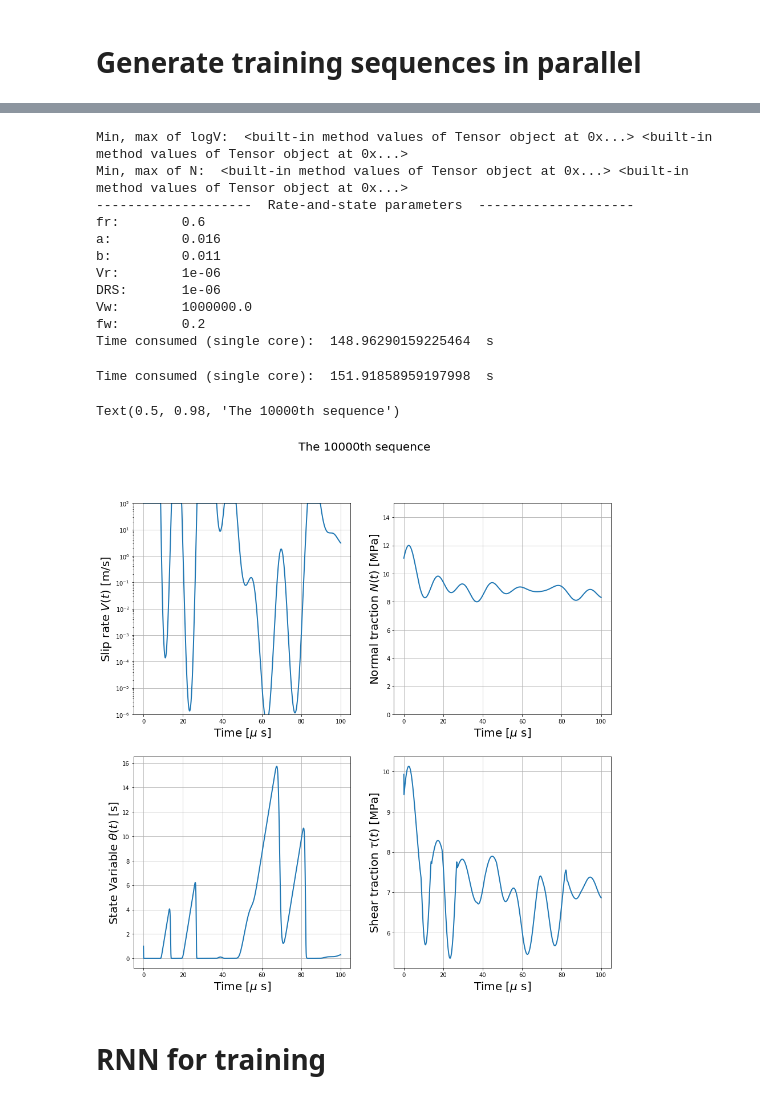
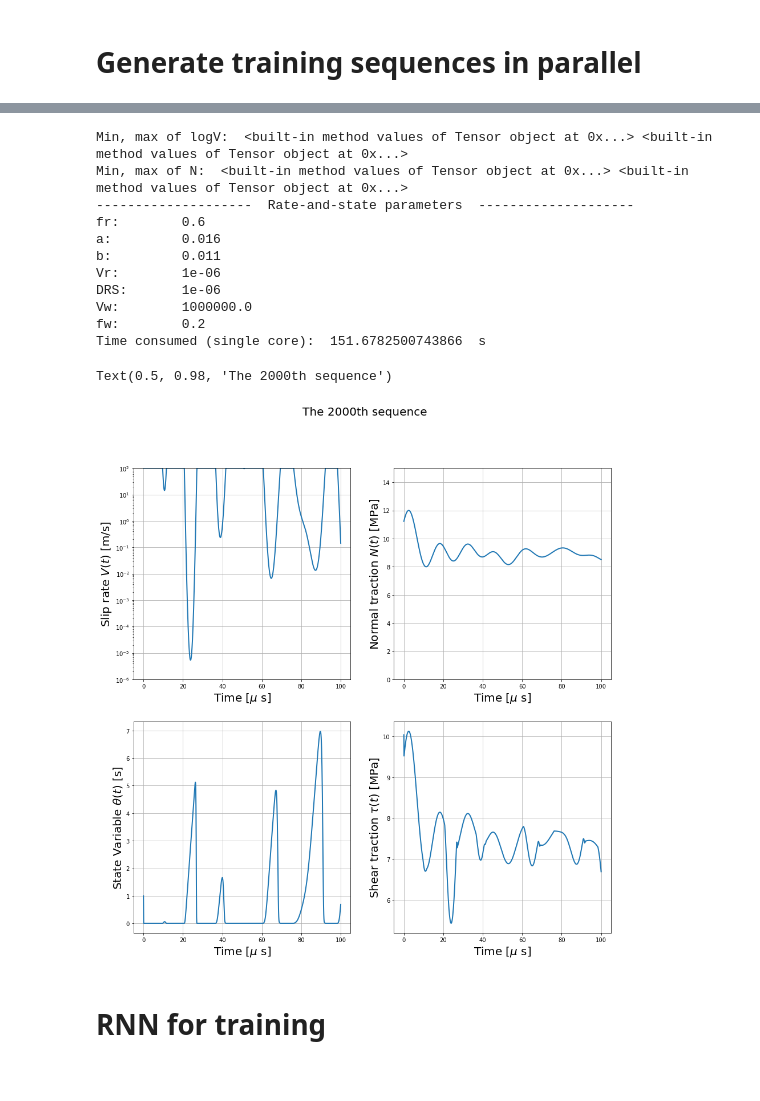
Before and after one commit to Shengduo/RateStateFrictionTraining, a Jupyter notebook: Trial.ipynb, the cells around one changed output, grey strips where cells are left out. Saved outputs shown, nothing was run; the diff lists cells and outputs as text; code cells hidden in the pictures.

```diff
--- a/Trial.ipynb
+++ b/Trial.ipynb
@@ -272,18 +279,18 @@ RSparams = RateStateParams()
 RSparams.print_info()
 
 # Define the function to run in parallel
-def getTauAndTheta(t, N, V, params):
+def getSTauAndTheta(t, N, V, params):
     mySeq = TimeSequenceGen(t, N, V, params)
-    return mySeq.tau, mySeq.theta
+    return mySeq.s, mySeq.tau, mySeq.theta
 
 # Compute tau and theta
 st_time = time.time()
-tauAll, thetaAll = getTauAndTheta(t, NAll, VAll, RSparams)
+sAll, tauAll, thetaAll = getSTauAndTheta(t, NAll, VAll, RSparams)
 timeConsumed = time.time() - st_time
 print('Time consumed (single core): ', timeConsumed, ' s')
 
 # Save to file
-seqObj = {'N' : NAll, 'V' : VAll, 'tau' : tauAll, 'theta' : thetaAll}
+seqObj = {'S' : sAll, 'N' : NAll, 'V' : VAll, 'tau' : tauAll, 'theta' : thetaAll}
 torch.save(seqObj, filename)
 # %% [output]
 Min, max of logV:  <built-in method values of Tensor object at 0x...> <built-in method values of Tensor object at 0x...>
@@ -296,4 +303,4 @@ Vr:        1e-06
 DRS:       1e-06
 Vw:        1000000.0
 fw:        0.2
-Time consumed (single core):  148.96290159225464  s
+Time consumed (single core):  151.6782500743866  s
@@ -302,10 +307,3 @@ myobj = torch.load(filename)
-# %%
-st_time = time.time()
-tauAll, thetaAll = getTauAndTheta(t, NAll, VAll, RSparams)
-timeConsumed = time.time() - st_time
-print('Time consumed (single core): ', timeConsumed, ' s')
-# %% [output]
-Time consumed (single core):  151.91858959197998  s
 # %%
 # Load from file
 filename = "./data/sequence1.pt"
@@ -313,41 +311,43 @@ loaded = torch.load(filename)
 tauAll = loaded['tau']
 NAll = loaded['N']
 VAll = loaded['V']
+sAll = loaded['S']
+thetaAll = loaded['theta']
 # %%
 # Plot Sequence of V(t) and N(t) given sample-index
-sample_idx = 10000
+sample_idx = 2000
 f, axs = plt.subplots(2, 2, figsize = (15, 15))
 
 # Plot V(t)
 axs[0][0].semilogy(1e6 * t, VAll[sample_idx, :], linewidth=2.0)
 axs[0][0].set_xlabel('Time [$\mu$ s]', fontsize=20)
 axs[0][0].set_ylabel('Slip rate $V(t)\  \mathrm{[m/s]}$', fontsize=20)
 axs[0][0].set_ylim([1e-6, 1e2])
 axs[0][0].grid()
 
 # Plot N(t)
 axs[0][1].plot(1e6 * t, NAll[sample_idx, :], linewidth=2.0)
 axs[0][1].set_xlabel('Time [$\mu$ s]', fontsize=20)
 axs[0][1].set_ylabel('Normal traction $N(t)\ \mathrm{[MPa]}$', fontsize=20)
 axs[0][1].set_ylim([0, 15])
 axs[0][1].grid()
 
 # Plot theta(t)
 axs[1][0].plot(1e6 * t, thetaAll[sample_idx, :], linewidth=2.0)
 axs[1][0].set_xlabel('Time [$\mu$ s]', fontsize=20)
 axs[1][0].set_ylabel('State Variable $\\theta(t)\ \mathrm{[s]}$', fontsize=20)
 axs[1][0].grid()
 
 # Plot \tau(t)
 axs[1][1].plot(1e6 * t, tauAll[sample_idx, :], linewidth=2.0)
 axs[1][1].set_xlabel('Time [$\mu$ s]', fontsize=20)
 axs[1][1].set_ylabel('Shear traction $\\tau(t)\ \mathrm{[MPa]}$', fontsize=20)
 axs[1][1].grid()
 
 f.suptitle("The " + str(sample_idx) + "th sequence", fontsize = 20)
 # %% [output]
-Text(0.5, 0.98, 'The 10000th sequence')
+Text(0.5, 0.98, 'The 2000th sequence')
-[figure, old version]
+[figure, new version]
 # %% [markdown]
 # RNN for training
 # %%
```
Also changed, not shown: parts of 12 cells of this notebook.
